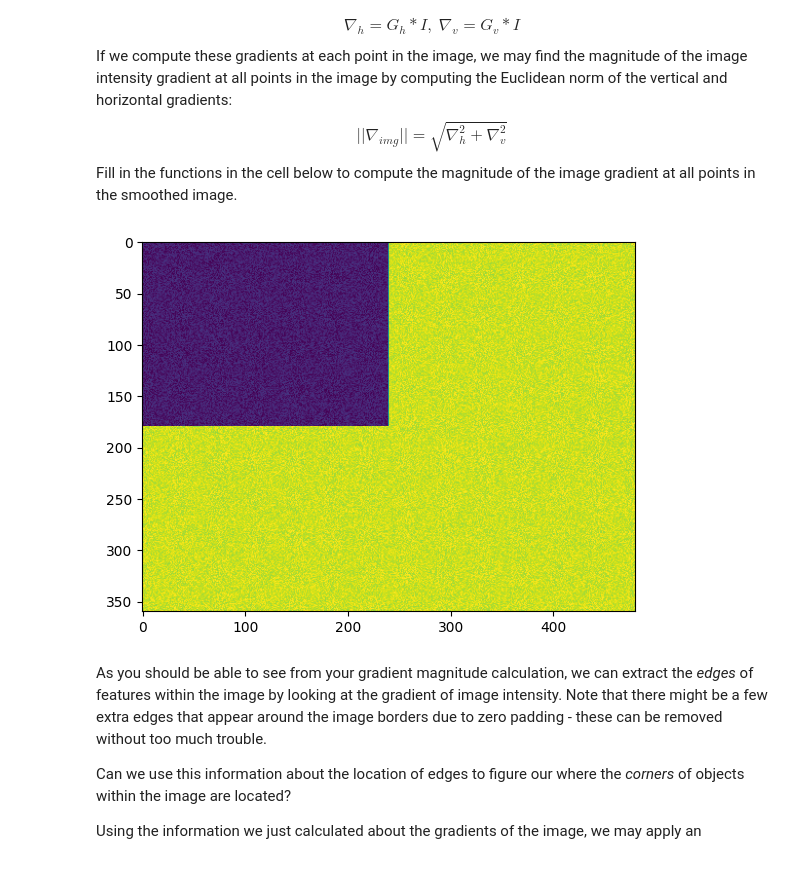
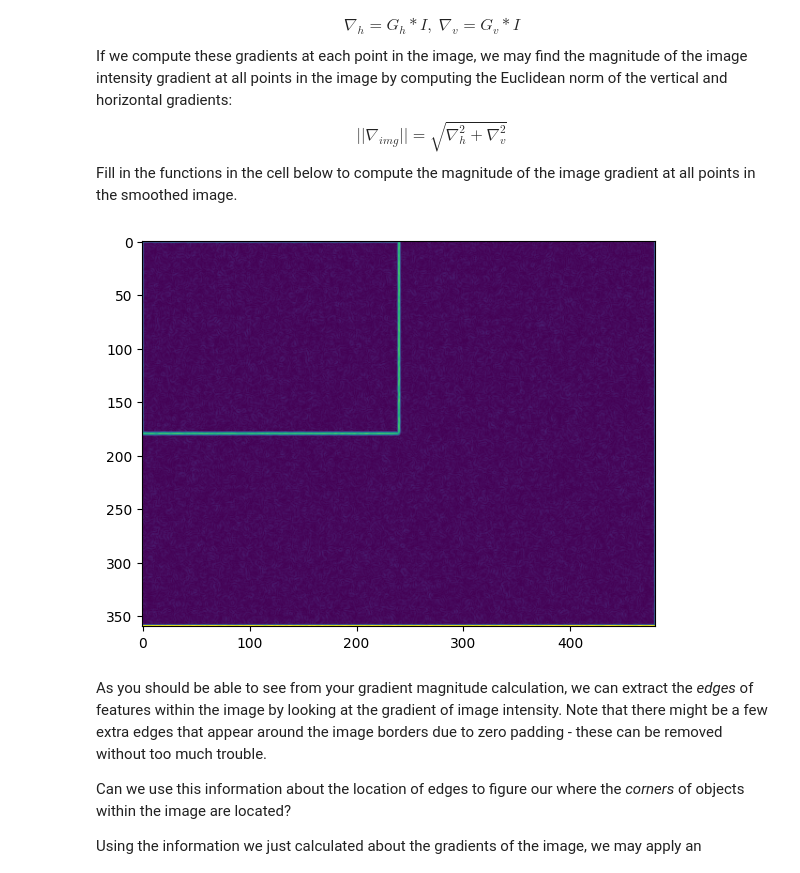
Before and after one commit to EnchengLiu/Coursera-Happy-Exercise-with-Jiayi, a Jupyter notebook: Berkeley EECS C206B Robot Manupilation/hw5_code/VisionEstimationStudent.ipynb, the cells around one changed output. Cells and saved outputs as stored; diff of their text form; code cells hidden in the pictures.

```diff
--- a/Berkeley EECS C206B Robot Manupilation/hw5_code/VisionEstimationStudent.ipynb
+++ b/Berkeley EECS C206B Robot Manupilation/hw5_code/VisionEstimationStudent.ipynb
@@ -158,35 +158,35 @@ Gv = np.array([[-1,-2,-1],[0,0,0],[1,2,1]]) #YOUR CODE HERE: define the vertical
 def img_grad(I):
   """
   Function to calculate the magnitude of the image gradient at all points.
   Inputs:
     I (NumPy Array): Image we want to take the gradient of
   Returns:
     ||Grad I|| (NumPy Array): NumPy array that contains the magnitude of the gradient at each point in I
     gradH (NumPy Array): horizontal gradient
     gradV (NumPy Array): vertical gradient
   """
   #first, take the horizontal and vertical gradients
   gradH = conv_img(I, Gh)
   gradV = conv_img(I, Gv)
 
   #find the magnitude of the gradient at all points
   magGrad = I*0 #intialize the matrix
   for i in range(I.shape[0]):
     for j in range(I.shape[1]):
       """
       YOUR CODE HERE: use the values of the horizontal and vertical gradient
       matrices, gradH and gradV (defined above), to find the magnitude of the
       gradient at each point in the image.
       """
       magGrad[i, j] = (gradH[i, j]**2 + gradV[i, j]**2)**0.5
   return magGrad, gradH, gradV
 
 #apply this function to our Gaussian smoothed image
 magGrad, gradH, gradV = img_grad(gaussImg)
-plt.imshow(img)
+plt.imshow(magGrad)
 plt.show()
 # %% [output]
-[figure, old version]
+[figure, new version]
 # %% [markdown]
 As you should be able to see from your gradient magnitude calculation, we can extract the *edges* of features within the image by looking at the gradient of image intensity. Note that there might be a few extra edges that appear around the image borders due to zero padding - these can be removed without too much trouble.
 
```
Also changed, not shown: parts of 6 cells of this notebook.
